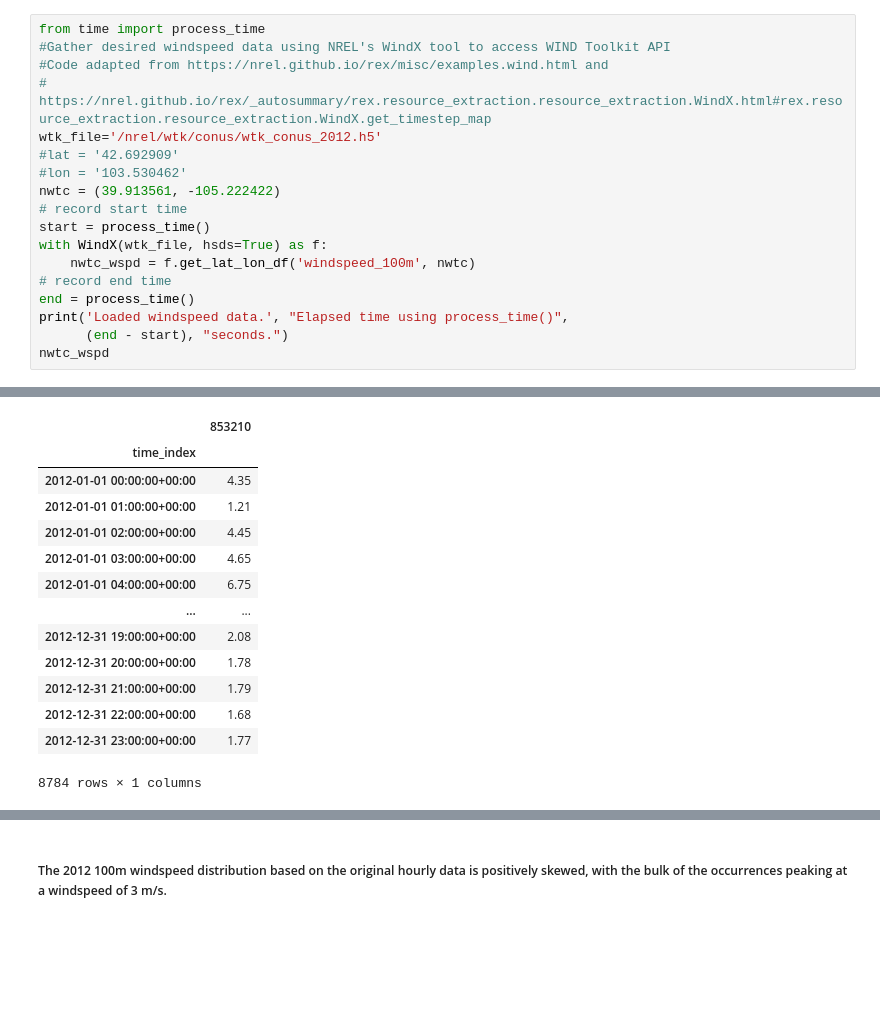
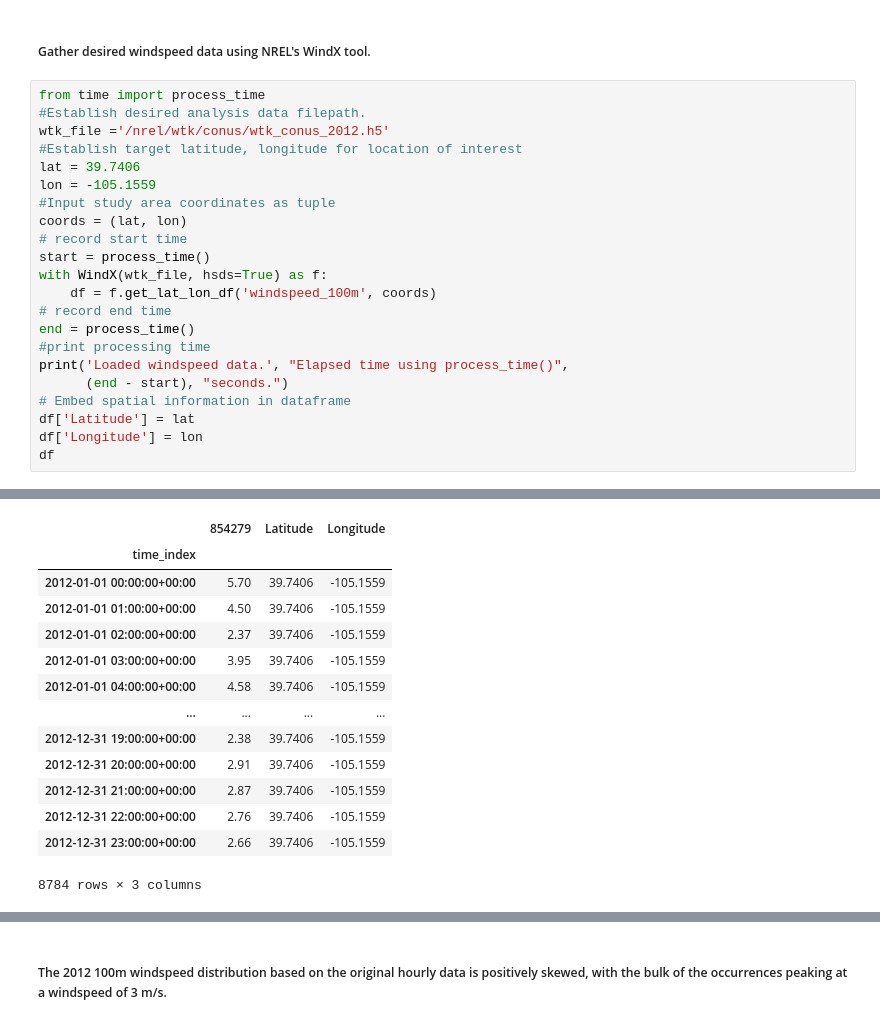
Before and after one commit to d-berkowitz/nrel_technical_task, a Jupyter notebook: 100m Wind Variability Exploration .ipynb, the cells around one changed output, grey strips where cells are left out. Drawn from its saved outputs; the diff is of its cells as text; blank space fills up the shorter version.

```diff
--- a/100m Wind Variability Exploration .ipynb
+++ b/100m Wind Variability Exploration .ipynb
@@ -47,19 +45,25 @@ plt.show()
+# %% [markdown]
+#####  Gather desired windspeed data using NREL's WindX tool.
 # %%
 from time import process_time
-#Gather desired windspeed data using NREL's WindX tool to access WIND Toolkit API
-#Code adapted from https://nrel.github.io/rex/misc/examples.wind.html and
-# https://nrel.github.io/rex/_autosummary/rex.resource_extraction.resource_extraction.WindX.html#rex.resource_extraction.resource_extraction.WindX.get_timestep_map
-wtk_file='/nrel/wtk/conus/wtk_conus_2012.h5'
-#lat = '42.692909'
-#lon = '103.530462'
-nwtc = (39.913561, -105.222422)
+#Establish desired analysis data filepath.
+wtk_file ='/nrel/wtk/conus/wtk_conus_2012.h5'
+#Establish target latitude, longitude for location of interest
+lat = 39.7406
+lon = -105.1559
+#Input study area coordinates as tuple
+coords = (lat, lon)
 # record start time
 start = process_time()
 with WindX(wtk_file, hsds=True) as f:
-    nwtc_wspd = f.get_lat_lon_df('windspeed_100m', nwtc)
+    df = f.get_lat_lon_df('windspeed_100m', coords)
 # record end time
 end = process_time()
+#print processing time
 print('Loaded windspeed data.', "Elapsed time using process_time()",
       (end - start), "seconds.")
-nwtc_wspd
+# Embed spatial information in dataframe
+df['Latitude'] = lat
+df['Longitude'] = lon
+df
 # %% [output]
@@ -67,14 +71,14 @@ Loaded windspeed data. Elapsed time using process_time() 6.137900999999999 secon
-|  | 853210 |
-| time_index |  |
-| 2012-01-01 00:00:00+00:00 | 4.35 |
-| 2012-01-01 01:00:00+00:00 | 1.21 |
-| 2012-01-01 02:00:00+00:00 | 4.45 |
-| 2012-01-01 03:00:00+00:00 | 4.65 |
-| 2012-01-01 04:00:00+00:00 | 6.75 |
-| ... | ... |
-| 2012-12-31 19:00:00+00:00 | 2.08 |
-| 2012-12-31 20:00:00+00:00 | 1.78 |
-| 2012-12-31 21:00:00+00:00 | 1.79 |
-| 2012-12-31 22:00:00+00:00 | 1.68 |
-| 2012-12-31 23:00:00+00:00 | 1.77 |
+|  | 854279 | Latitude | Longitude |
+| time_index |  |  |  |
+| 2012-01-01 00:00:00+00:00 | 5.70 | 39.7406 | -105.1559 |
+| 2012-01-01 01:00:00+00:00 | 4.50 | 39.7406 | -105.1559 |
+| 2012-01-01 02:00:00+00:00 | 2.37 | 39.7406 | -105.1559 |
+| 2012-01-01 03:00:00+00:00 | 3.95 | 39.7406 | -105.1559 |
+| 2012-01-01 04:00:00+00:00 | 4.58 | 39.7406 | -105.1559 |
+| ... | ... | ... | ... |
+| 2012-12-31 19:00:00+00:00 | 2.38 | 39.7406 | -105.1559 |
+| 2012-12-31 20:00:00+00:00 | 2.91 | 39.7406 | -105.1559 |
+| 2012-12-31 21:00:00+00:00 | 2.87 | 39.7406 | -105.1559 |
+| 2012-12-31 22:00:00+00:00 | 2.76 | 39.7406 | -105.1559 |
+| 2012-12-31 23:00:00+00:00 | 2.66 | 39.7406 | -105.1559 |
-8784 rows × 1 columns
+8784 rows × 3 columns
```
Also changed, not shown: parts of 31 cells of this notebook.
